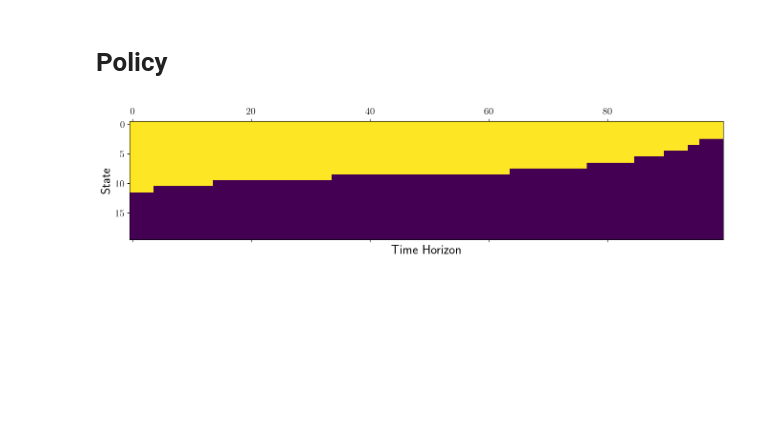
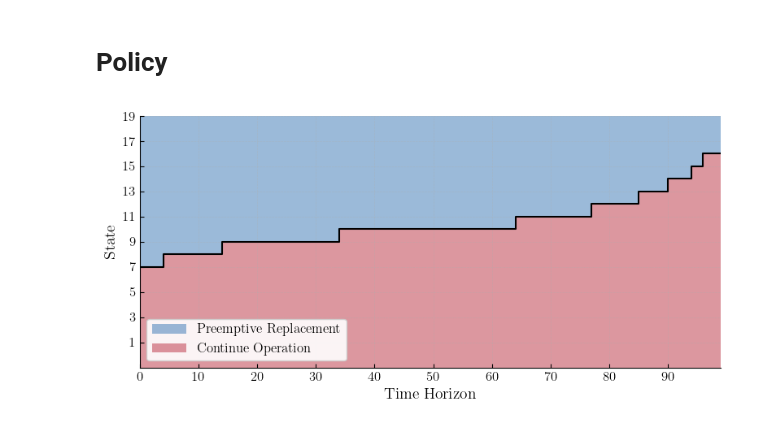
Before and after one commit to pmano-uw/federated_CBM, a Jupyter notebook: linear_degradation_signal/Plot.ipynb, the cells around one changed output. Saved outputs shown, nothing was run; the diff lists cells and outputs as text; code cells hidden in the pictures; blank space fills up the shorter version.

```diff
--- a/linear_degradation_signal/Plot.ipynb
+++ b/linear_degradation_signal/Plot.ipynb
@@ -306,11 +315,85 @@ fig.savefig(result_dir, bbox_inches='tight')
 # %% [markdown]
 # Policy
 # %%
-plt.matshow(np.flip(np.transpose(np.stack(sim_collab[0]['policy'][24])), axis=0))
-plt.xlabel("Time Horizon")
-plt.ylabel("State")
-# plt.title("Optimal policy from site 1")
-plt.savefig("plot/opt_policy.png", bbox_inches='tight')
+# --- Extract policy matrix ---
+policy_raw = np.flip(np.transpose(np.stack(sim_collab[0]['policy'][24])), axis=0)
+n_states, T = policy_raw.shape
+
+# --- Find staircase boundary ---
+# For each time step, find the highest state index where action = 1 (replace)
+boundary = []
+for t in range(T):
+    col = policy_raw[:, t]
+    replace_rows = np.where(col == 1)[0]
+    boundary.append(replace_rows.min() if len(replace_rows) > 0 else n_states)
+
+boundary = np.array(boundary)
+t_steps  = np.arange(T)
+
+# --- Style ---
+plt.rcParams.update({
+    'font.family': 'serif',
+    'font.serif': ['Times New Roman', 'DejaVu Serif'],
+    'font.size': 14,
+    'axes.titlesize': 15,
+    'axes.labelsize': 14,
+    'xtick.labelsize': 12,
+    'ytick.labelsize': 12,
+    'legend.fontsize': 12,
+    'axes.spines.top': False,
+    'axes.spines.right': False,
+    'axes.linewidth': 0.8,
+    'xtick.direction': 'in',
+    'ytick.direction': 'in',
+    'xtick.major.width': 0.8,
+    'ytick.major.width': 0.8,
+    'legend.framealpha': 0.9,
+    'legend.edgecolor': '0.8',
+    'pdf.fonttype': 42,
+    'ps.fonttype': 42,
+})
+
+COLOR_CONTINUE = '#2166AC'   # steel blue — continue operation
+COLOR_REPLACE  = '#B2182B'   # deep red   — preemptive replacement
+
+policy_raw = np.flip(np.transpose(np.stack(sim_collab[0]['policy'][24])), axis=0)
+n_states, T = policy_raw.shape
+
+# Boundary = first state index where action switches from 1 (continue) to 0 (replace)
+boundary = []
+for t in range(T):
+    col = policy_raw[:, t]
+    replace_rows = np.where(col == 0)[0]
+    boundary.append(replace_rows.min() if len(replace_rows) > 0 else n_states)
+
+boundary = np.array(boundary)
+t_steps  = np.arange(T)
+
+# --- Figure ---
+fig, ax = plt.subplots(figsize=(8, 4))
+
+# Continue Operation: above the boundary (rows 0 to boundary)
+ax.fill_between(t_steps, 0,         boundary, step='post', color=COLOR_CONTINUE, alpha=0.45, linewidth=0, label="Preemptive Replacement")
+# Preemptive Replacement: below the boundary (rows boundary to n_states)
+ax.fill_between(t_steps, boundary,  n_states, step='post', color=COLOR_REPLACE,  alpha=0.45, linewidth=0, label="Continue Operation")
+
+# Staircase boundary line
+ax.step(t_steps, boundary, where='post', color='black', lw=1.5, zorder=5)
+
+# --- Axes ---
+ax.set_xlim(0, T - 1)
+ax.set_ylim(0, n_states)
+ax.set_xlabel("Time Horizon")
+ax.set_ylabel("State")
+ax.invert_yaxis()  # state 0 at top
+
+ax.set_yticks(range(0, n_states, 2))
+ax.set_yticklabels(range(n_states - 1, -1, -2))
+ax.xaxis.set_major_locator(ticker.MaxNLocator(integer=True))
+ax.grid(True, which='major', linestyle='--', linewidth=0.5, alpha=0.4)
+ax.legend(loc='lower left', frameon=True)
+
+fig.tight_layout()
 plt.show()
 # %% [output]
-[figure, old version]
+[figure, new version]
```
Also changed, not shown: parts of 10 cells of this notebook, 19 other files.
